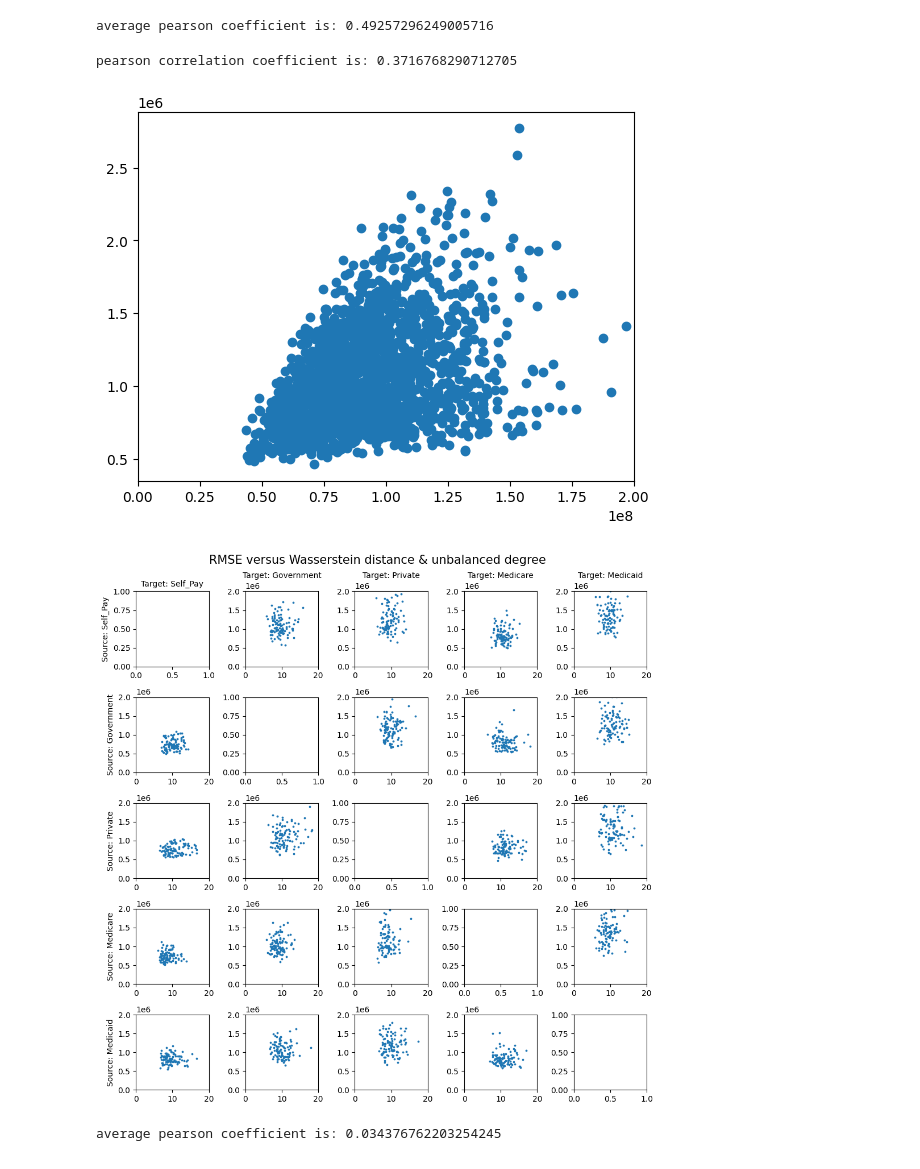
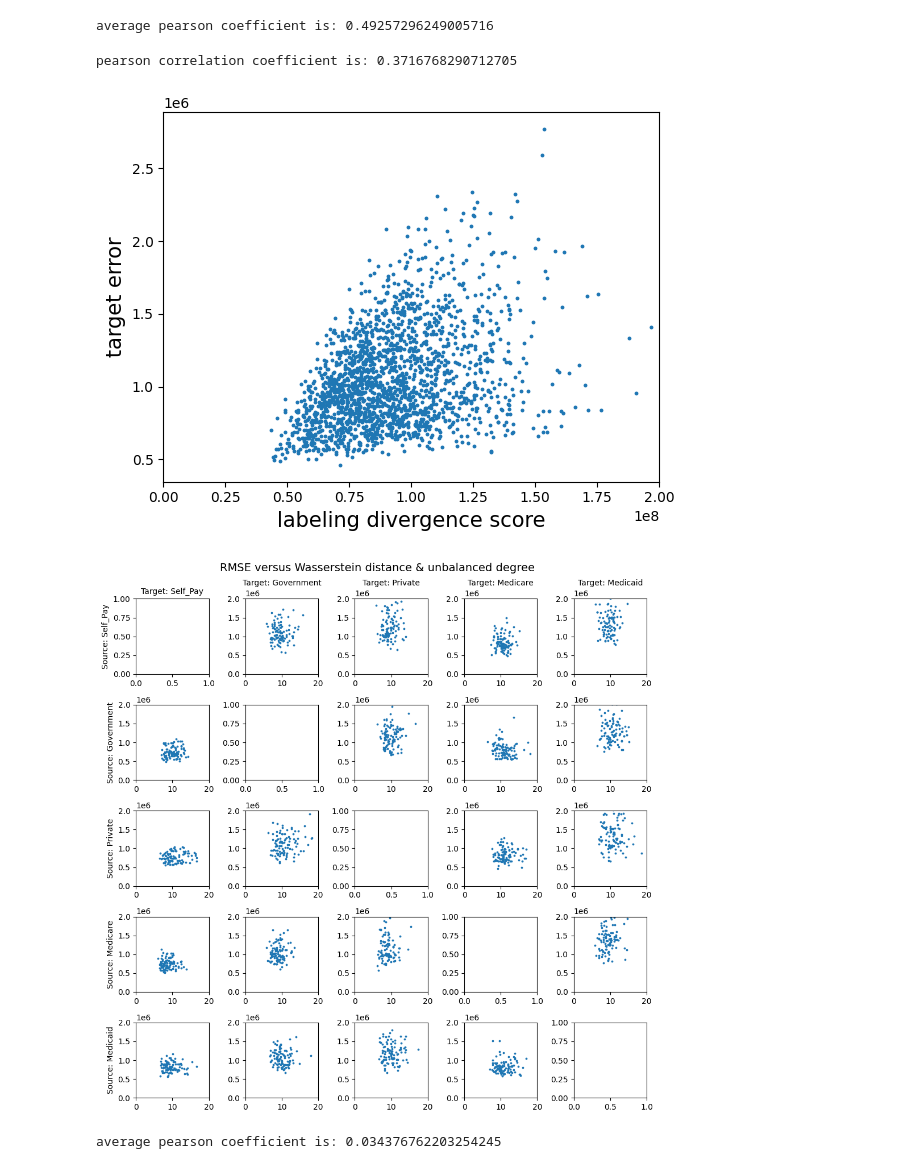
Before and after one commit to causalpathlab/EHR-OT, a Jupyter notebook: mimic_exp/admission/mimic_exp4_bound.ipynb, the cells around one changed output. Cells and saved outputs as stored; diff of their text form; code cells hidden in the pictures.

```diff
--- a/mimic_exp/admission/mimic_exp4_bound.ipynb
+++ b/mimic_exp/admission/mimic_exp4_bound.ipynb
@@ -55,21 +55,20 @@ def read_entire_plot(group_name, groups, xaxis, eval_metric):
             y_feature = score_df[f'trans_target_{eval_metric}']
             if xaxis == 'label_div_score':
                 x_feature = score_df['label_div_score']
-            elif xaxis == f'source_{eval_metric}':
-                x_feature = score_df[f'source_{eval_metric}']
             elif xaxis == 'w_term':
                 x_feature = np.multiply(score_df['max_h'], (score_df['wa_dist'] + np.multiply(score_df['diameter'], score_df['coupling_diff'])))
             x_features.extend(x_feature)
             y_features.extend(y_feature)
     if xaxis == 'label_div_score':
         plt.xlim(0, 2*1e8)
-    elif xaxis == f'source_{eval_metric}':
-        plt.xlim(0, 1*1e6)
+        plt.xlabel("labeling divergence score", fontsize=15)
     elif xaxis == 'w_term':
         plt.xlim(0, 20)
+        plt.xlabel("Wasserstein distance and degree of unbalancedness", fontsize=15)
 
-    plt.scatter(x_features, y_features)
+    plt.scatter(x_features, y_features, s=3)
     fig_path = os.path.join(mimic_output_dir, f"exp4_{group_name}_{xaxis}_entire_bound.pdf")
+    plt.ylabel("target error", fontsize=15)
     plt.savefig(fig_path)
     corr, _ = pearsonr(x_features, y_features)
 
@@ -110,33 +113,33 @@ corr = read_entire_plot(group_name, groups, xaxis, eval_metric)
 print("pearson correlation coefficient is:", corr)
 # %% [output]
 pearson correlation coefficient is: 0.3716768290712705
-[figure, old version]
+[figure, new version]
 # %%
 fig, axs = plt.subplots(len(groups), len(groups))
 fig.set_figwidth(10)
 fig.set_figheight(10)
 xaxis = "w_term"
 avg_corr = 0
 
 for i, group_1 in enumerate(groups):
     for j, group_2 in enumerate(groups):
         if j == 0:
             axs[i, j].set_ylabel(f'Source: {group_1}', fontsize=10)
         if i == 0:
             axs[i, j].set_title(f'Target: {group_2}', fontsize=10)
         if group_1 == group_2:
             continue
 
         corr, _ = read_ind_plot(group_name, group_1, group_2, eval_metric, axs[i, j], xaxis)
         avg_corr += corr
-fig.suptitle(f"{eval_metric} versus Wasserstein distance & unbalanced degree", fontsize=15)
+fig.suptitle(f"{eval_metric} versus Wasserstein distance & unbalanced degree", fontsize=14)
 plt.tight_layout()
 fig_path = os.path.join(mimic_output_dir, f"exp4_{group_name}_{xaxis}_bound.pdf")
 plt.savefig(fig_path)
 plt.show()
 print("average pearson coefficient is:", avg_corr/(len(groups)*(len(groups)-1)))
 # %% [output]
-[figure, old version]
+[figure, new version]
 average pearson coefficient is: 0.034376762203254245
 # %%
 corr = read_entire_plot(group_name, groups, xaxis, eval_metric)
```
Also changed, not shown: parts of 2 cells of this notebook, 17 other files.
